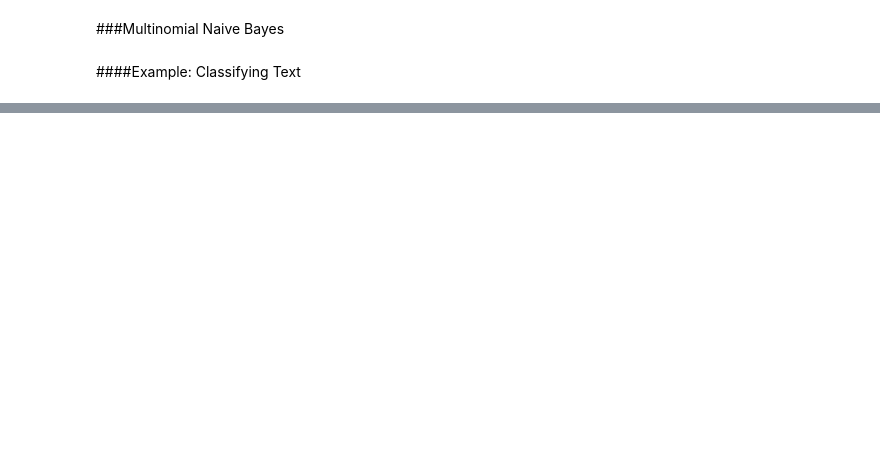
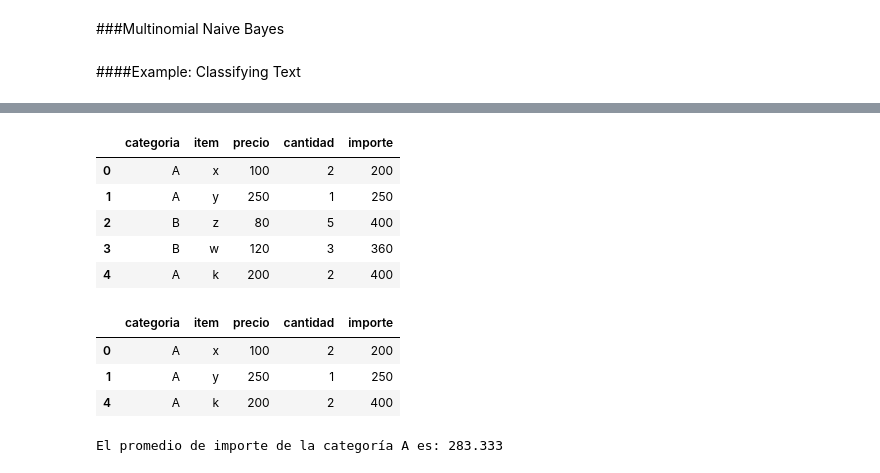
Before and after one commit to IvanRosP/mineria-de-datos, a Jupyter notebook: Mineria de datos.ipynb, the cells around one changed output, grey strips where cells are left out. Drawn from its saved outputs; the diff is of its cells as text; code cells hidden in the pictures; blank space fills up the shorter version.

```diff
--- a/Mineria de datos.ipynb
+++ b/Mineria de datos.ipynb
@@ -2267,0 +1987,5 @@ predict_category('determining the screen resolution')
+# %%
+import pandas as pd
+
+df = pd.read_csv('items.csv')
+display(df.head())
@@ -2267,0 +1999,24 @@ predict_category('determining the screen resolution')
+# %%
+df = df.eval('importe = precio * cantidad')
+display(df.head())
+# %% [output]
+|  | categoria | item | precio | cantidad | importe |
+| 0 | A | x | 100 | 2 | 200 |
+| 1 | A | y | 250 | 1 | 250 |
+| 2 | B | z | 80 | 5 | 400 |
+| 3 | B | w | 120 | 3 | 360 |
+| 4 | A | k | 200 | 2 | 400 |
+# %%
+dfa = df.query('categoria == "A"')
+display(dfa.head())
+# %% [output]
+|  | categoria | item | precio | cantidad | importe |
+| 0 | A | x | 100 | 2 | 200 |
+| 1 | A | y | 250 | 1 | 250 |
+| 4 | A | k | 200 | 2 | 400 |
+# %%
+average_importe_A = df.groupby('categoria')['importe'].mean().loc['A']
+
+print(f"El promedio de importe de la categoría A es: {average_importe_A:.3f}")
+# %% [output]
+El promedio de importe de la categoría A es: 283.333
```
Also changed, not shown: parts of 69 cells of this notebook.
